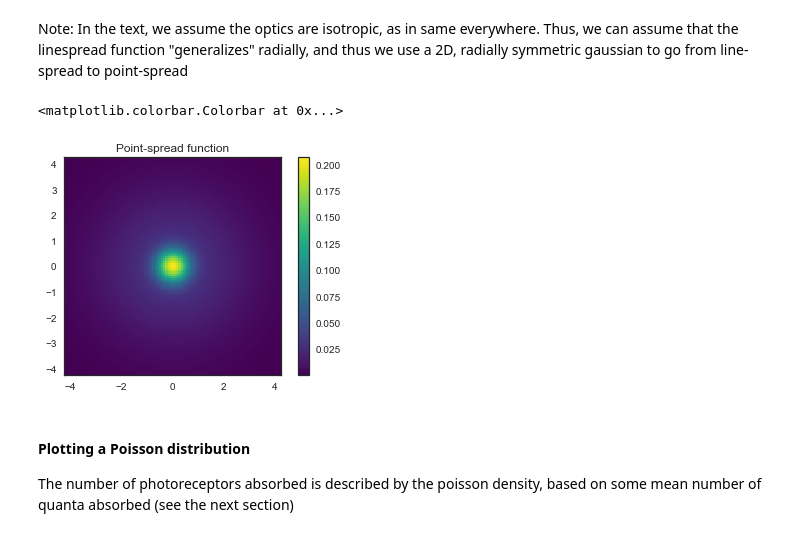
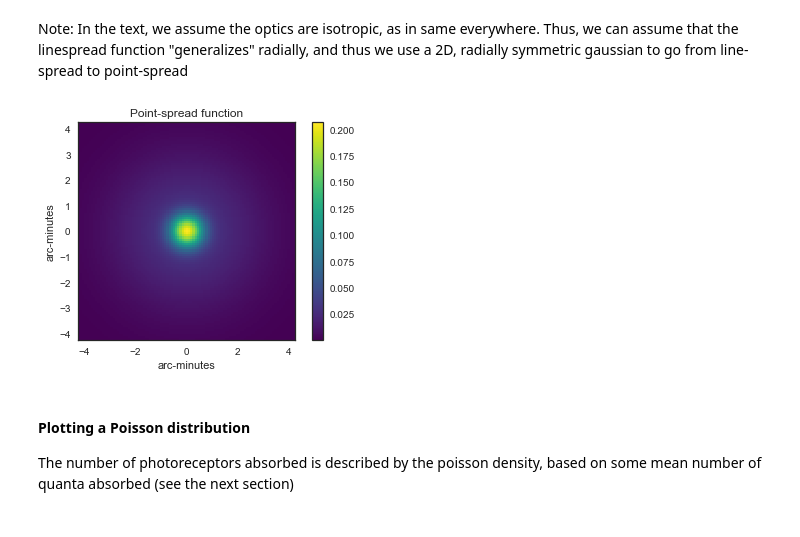
Before and after one commit to WinawerLab/vis-mod-course, a Jupyter notebook: Geisler1984/Geisler1984.ipynb, the cells around one changed output. Cells and saved outputs as stored; diff of their text form; code cells hidden in the pictures.

```diff
--- a/Geisler1984/Geisler1984.ipynb
+++ b/Geisler1984/Geisler1984.ipynb
@@ -35,11 +35,12 @@ psf = hf.pointspread_function(x, x)
 # %%
 sns.set_style('white')
 plt.imshow(psf, extent=[-4.25, 4.25, -4.25, 4.25], cmap='viridis');
-plt.title('Point-spread function')
-plt.colorbar()
+plt.title('Point-spread function');
+plt.xlabel('arc-minutes');
+plt.ylabel('arc-minutes');
+plt.colorbar();
 # %% [output]
-<matplotlib.colorbar.Colorbar at 0x...>
-[figure, old version]
+[figure, new version]
 # %% [markdown]
 #### Plotting a Poisson distribution
 
```
Also changed, not shown: parts of 25 cells of this notebook, 1 other file.
